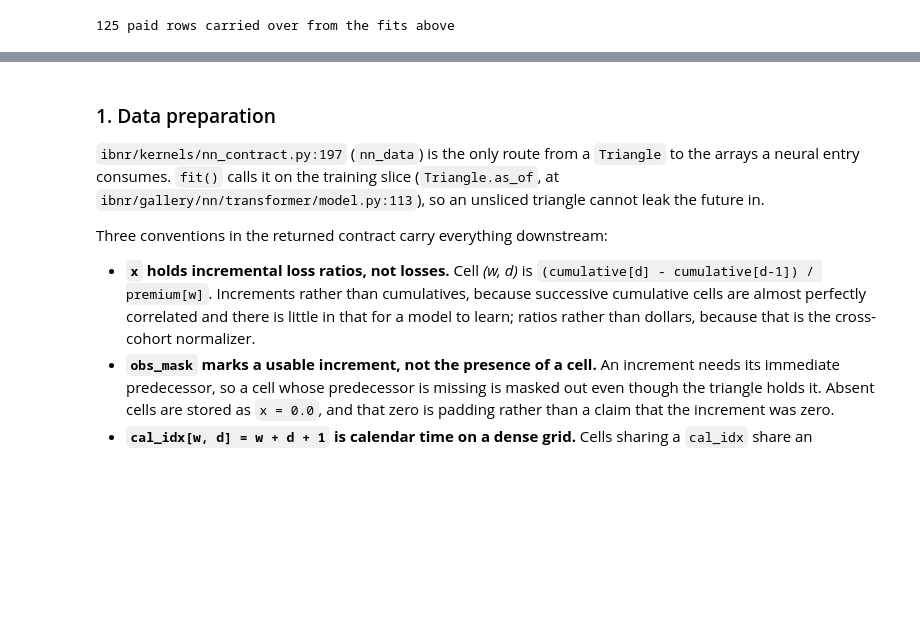
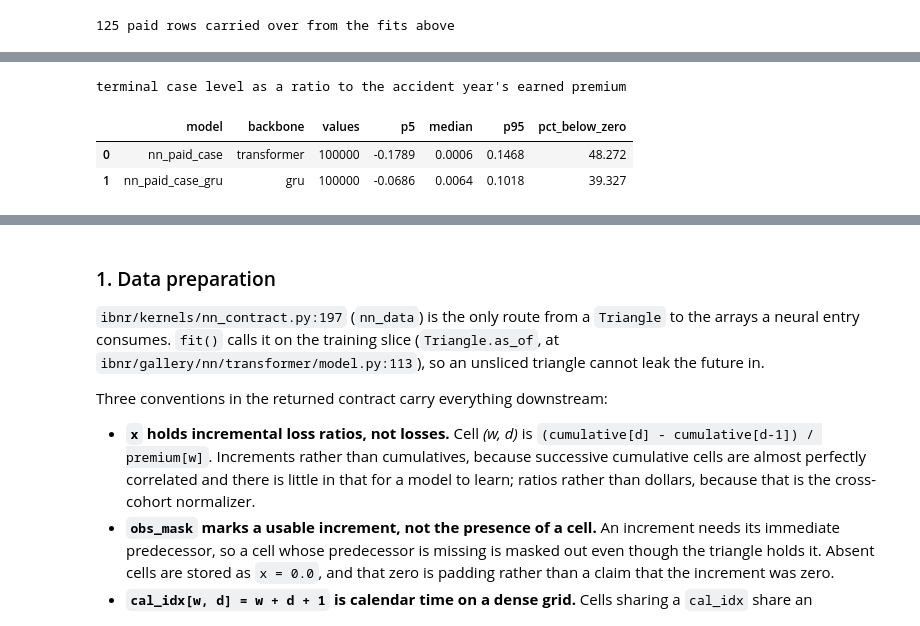
Before and after one commit to EKtheSage/ibnr, a Jupyter notebook: analysis/03b_nn_vs_classical.ipynb, the cells around one changed output, grey strips where cells are left out. Saved outputs shown, nothing was run; the diff lists cells and outputs as text; code cells hidden in the pictures; blank space fills up the shorter version.

```diff
--- a/analysis/03b_nn_vs_classical.ipynb
+++ b/analysis/03b_nn_vs_classical.ipynb
@@ -1609,0 +1766,25 @@ own variance and not the accuracy of its centre.
+# %%
+# Terminal simulated case level per (draw, cohort, accident year), as a ratio to premium.
+drain_rows = []
+for model_name, fitted in paid_case_fits.items():
+    # the same (n_draws, seed) the predict() calls above used, so the rollout is cached
+    # and these are those draws rather than a second simulation
+    terminal = fitted.case_paths(seed=SEED_DRAW).reshape(-1)
+    drain_rows.append(
+        {
+            "model": model_name,
+            "backbone": fitted.config_.backbone,
+            "values": int(terminal.size),
+            "p5": float(np.percentile(terminal, 5)),
+            "median": float(np.median(terminal)),
+            "p95": float(np.percentile(terminal, 95)),
+            "pct_below_zero": 100.0 * float((terminal < 0).mean()),
+        }
+    )
+print("terminal case level as a ratio to the accident year's earned premium")
+display(pd.DataFrame(drain_rows).round(4))
+# %% [output]
+terminal case level as a ratio to the accident year's earned premium
+|  | model | backbone | values | p5 | median | p95 | pct_below_zero |
+| 0 | nn_paid_case | transformer | 100000 | -0.1789 | 0.0006 | 0.1468 | 48.272 |
+| 1 | nn_paid_case_gru | gru | 100000 | -0.0686 | 0.0064 | 0.1018 | 39.327 |
```
Also changed, not shown: parts of 23 cells of this notebook.
